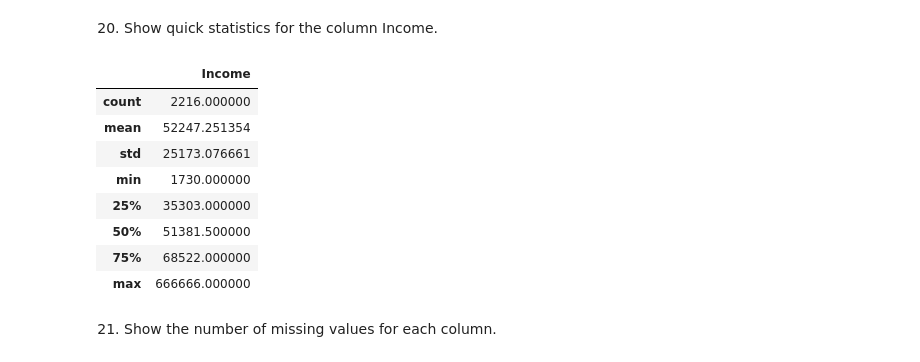
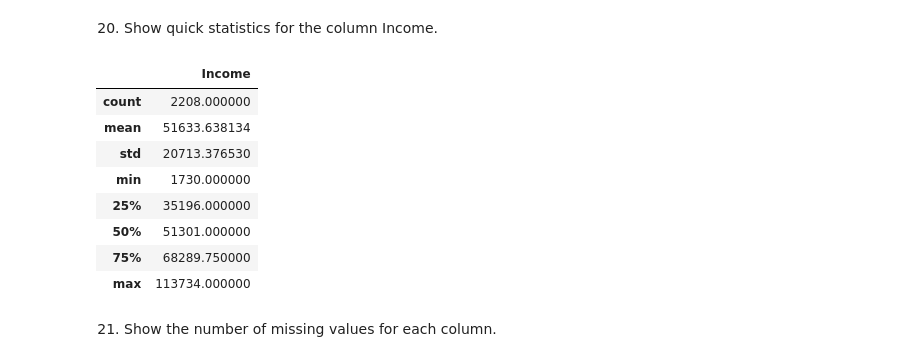
Before and after one commit to sudhanshrestha/final_project_big_data_prog, a Jupyter notebook: FinalProject.ipynb, the cells around one changed output. Saved outputs shown, nothing was run; the diff lists cells and outputs as text; code cells hidden in the pictures.

```diff
--- a/FinalProject.ipynb
+++ b/FinalProject.ipynb
@@ -182,0 +171,5 @@ dfm[columns_to_keep].head()
+# %%
+# Removing all columns from the promotion except the 'NumDealsPurchases' column
+columns_to_remove = ['AcceptedCmp1', 'AcceptedCmp2', 'AcceptedCmp3', 'AcceptedCmp4', 'AcceptedCmp5','Response']
+dfm.drop(columns=columns_to_remove, inplace=True)
+dfm.columns
@@ -340,18 +331,17 @@ plt.show()
 20. Show quick statistics for the column Income.
 # %%
 columns = ['Income']
-df[columns].describe()
-# dfm[columns].describe() # error the column was delete
+dfm[columns].describe()
 # %% [output]
 |  | Income |
-| count | 2216.000000 |
-| mean | 52247.251354 |
-| std | 25173.076661 |
+| count | 2208.000000 |
+| mean | 51633.638134 |
+| std | 20713.376530 |
 | min | 1730.000000 |
-| 25% | 35303.000000 |
-| 50% | 51381.500000 |
-| 75% | 68522.000000 |
-| max | 666666.000000 |
+| 25% | 35196.000000 |
+| 50% | 51301.000000 |
+| 75% | 68289.750000 |
+| max | 113734.000000 |
 # %% [markdown]
 21. Show the number of missing values for each column.
 # %%
```
Also changed, not shown: parts of 13 cells of this notebook, 1 other file.
